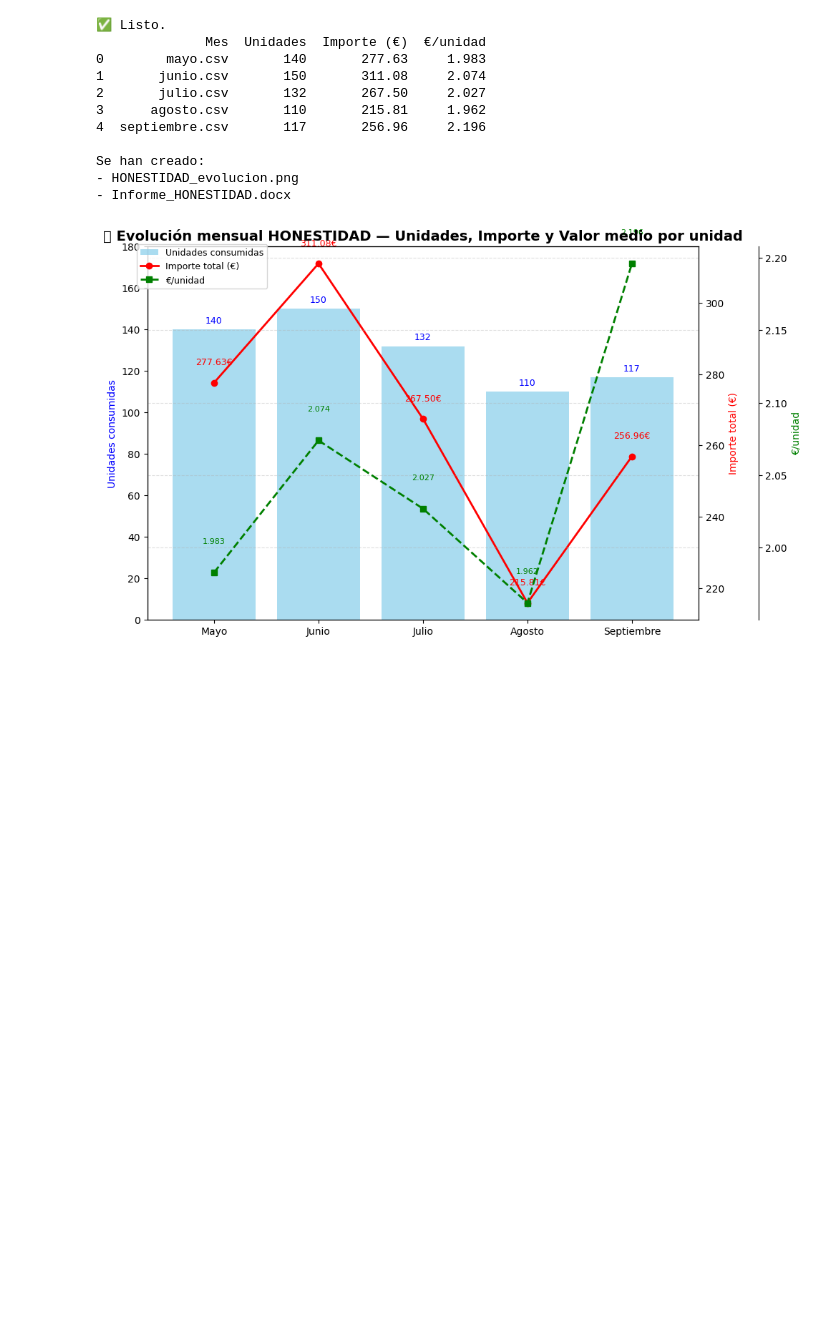
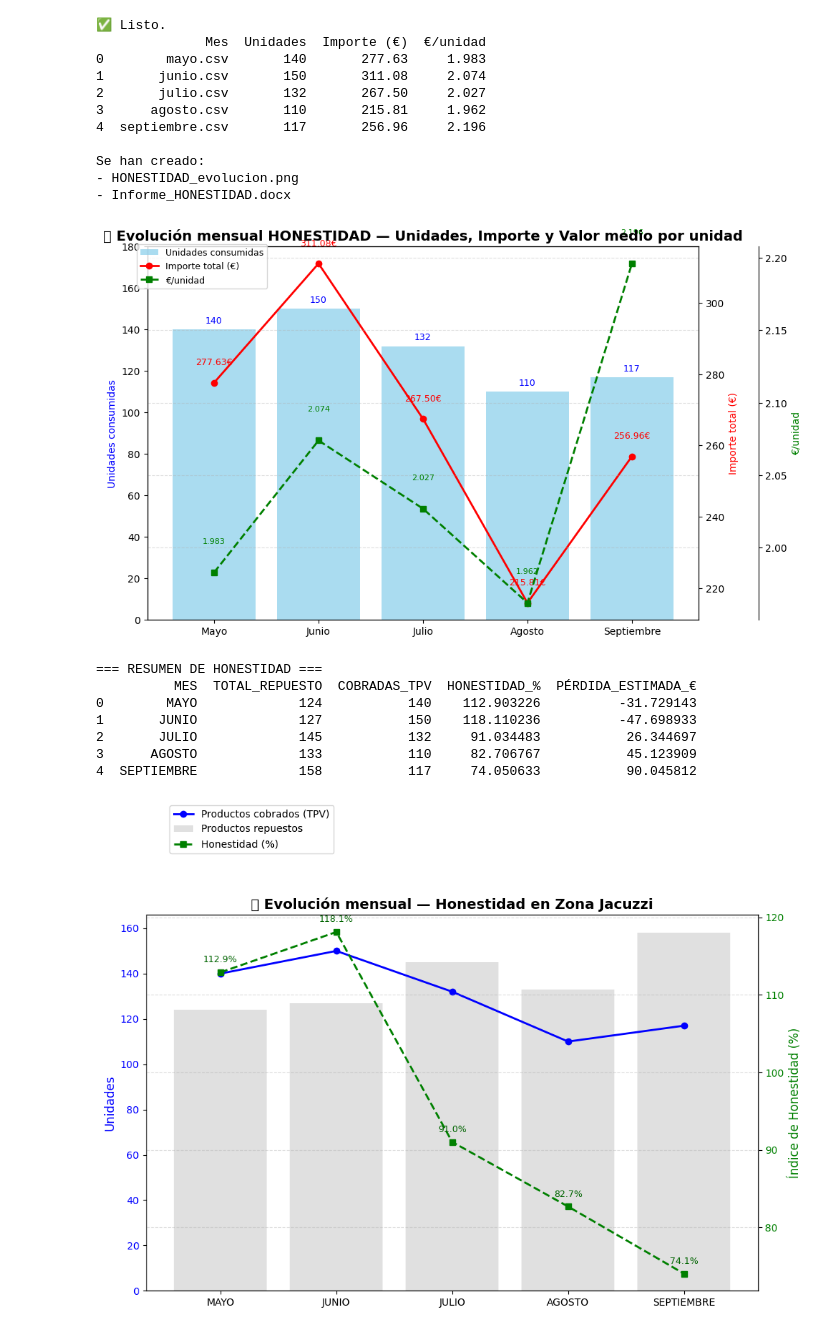
Before and after one commit to Javierfiestasbotella/curso_ia, a Jupyter notebook: Tema_01/honestidad.ipynb, the cells around one changed output. Cells and saved outputs as stored; diff of their text form; code cells hidden in the pictures; blank space fills up the shorter version.

```diff
--- a/Tema_01/honestidad.ipynb
+++ b/Tema_01/honestidad.ipynb
@@ -288,3 +288,76 @@ plt.grid(axis='y', linestyle='--', alpha=0.4)
 plt.show()
 # %% [output]
 [figure]
+# %%
+import pandas as pd
+import matplotlib.pyplot as plt
+
+# --- 1️⃣ Cargar datos de reposición ---
+repos = pd.read_excel("reposicion.xlsx")
+
+# --- 2️⃣ Calcular total repuesto ---
+repos["TOTAL_REPUESTO"] = (
+    repos["COMBINADOS HONEST."] +
+    repos["CERVEZA HONEST."] +
+    repos["HONEST. REFRES./ ZUMOS /AGUA"]
+)
+
+# --- 3️⃣ Datos reales cobrados del TPV (tu resumen previo) ---
+tpv = pd.DataFrame({
+    "MES": ["MAYO", "JUNIO", "JULIO", "AGOSTO", "SEPTIEMBRE"],
+    "COBRADAS_TPV": [140, 150, 132, 110, 117],
+    "IMPORTE (€)": [277.63, 311.08, 267.50, 215.81, 256.96]
+})
+
+# --- 4️⃣ Unir ambos DataFrames por mes ---
+df = pd.merge(repos, tpv, on="MES")
+
+# --- 5️⃣ Calcular índice de honestidad ---
+df["HONESTIDAD_%"] = (df["COBRADAS_TPV"] / df["TOTAL_REPUESTO"]) * 100
+
+# --- 6️⃣ Calcular pérdida estimada (€) ---
+# Suponiendo que cada unidad equivale al precio medio mensual (importe/unidades)
+df["€/unidad"] = df["IMPORTE (€)"] / df["COBRADAS_TPV"]
+df["PÉRDIDA_ESTIMADA_€"] = (df["TOTAL_REPUESTO"] - df["COBRADAS_TPV"]) * df["€/unidad"]
+
+print("=== RESUMEN DE HONESTIDAD ===")
+print(df[["MES", "TOTAL_REPUESTO", "COBRADAS_TPV", "HONESTIDAD_%", "PÉRDIDA_ESTIMADA_€"]])
+
+# --- 7️⃣ Gráfico combinado ---
+fig, ax1 = plt.subplots(figsize=(10,6))
+
+# Barras: total repuesto
+ax1.bar(df["MES"], df["TOTAL_REPUESTO"], color='lightgray', alpha=0.7, label='Productos repuestos')
+ax1.plot(df["MES"], df["COBRADAS_TPV"], 'o-b', linewidth=2, label='Productos cobrados (TPV)')
+ax1.set_ylabel("Unidades", color='blue', fontsize=12)
+ax1.tick_params(axis='y', labelcolor='blue')
+
+# Línea verde: % de honestidad
+ax2 = ax1.twinx()
+ax2.plot(df["MES"], df["HONESTIDAD_%"], 's--g', linewidth=2, label='Honestidad (%)')
+ax2.set_ylabel("Índice de Honestidad (%)", color='green', fontsize=12)
+ax2.tick_params(axis='y', labelcolor='green')
+
+# Etiquetas
+for i, v in enumerate(df["HONESTIDAD_%"]):
+    ax2.text(i, v + 1, f"{v:.1f}%", ha='center', va='bottom', fontsize=9, color='darkgreen')
+
+plt.title("💧 Evolución mensual — Honestidad en Zona Jacuzzi", fontsize=14, fontweight='bold')
+fig.tight_layout()
+
+# Leyenda combinada
+lines_labels = [ax.get_legend_handles_labels() for ax in [ax1, ax2]]
+lines, labels = [sum(lol, []) for lol in zip(*lines_labels)]
+fig.legend(lines, labels, loc="upper left", bbox_to_anchor=(0.1, 1.2))
+
+plt.grid(axis='y', linestyle='--', alpha=0.4)
+plt.show()
+# %% [output]
+=== RESUMEN DE HONESTIDAD ===
+          MES  TOTAL_REPUESTO  COBRADAS_TPV  HONESTIDAD_%  PÉRDIDA_ESTIMADA_€
+0        MAYO             124           140    112.903226          -31.729143
+1       JUNIO             127           150    118.110236          -47.698933
+2       JULIO             145           132     91.034483           26.344697
+3      AGOSTO             133           110     82.706767           45.123909
+4  SEPTIEMBRE             158           117     74.050633           90.045812
+[figure, added]
```
Also changed, not shown: 3 other files.
